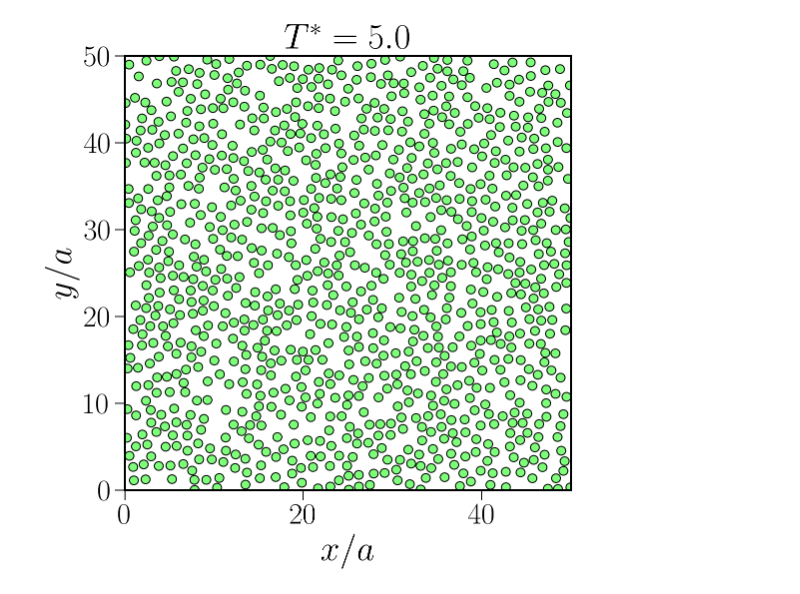
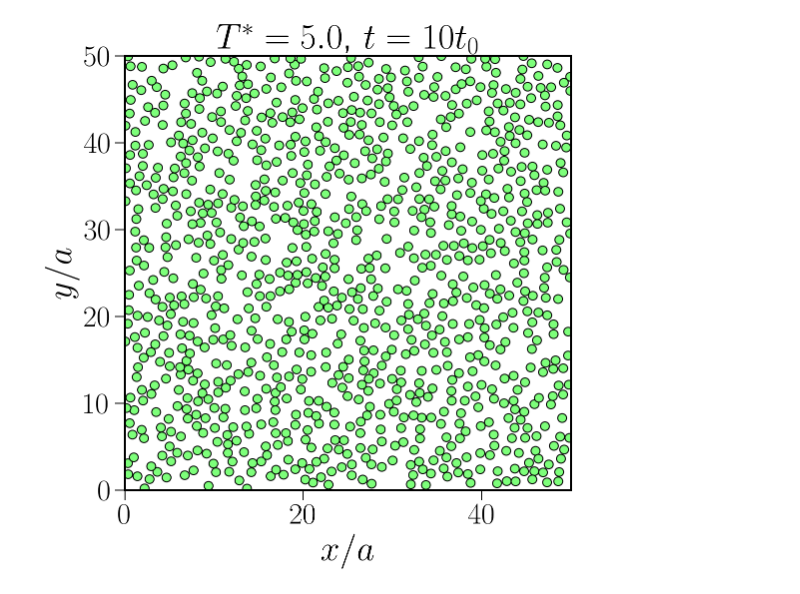
Before and after one commit to vantelindome/2022-simulation-training, a Jupyter notebook: final_report/problem_2/problem2.ipynb, the cells around one changed output. Drawn from its saved outputs; the diff is of its cells as text; code cells hidden in the pictures.

```diff
--- a/final_report/problem_2/problem2.ipynb
+++ b/final_report/problem_2/problem2.ipynb
@@ -8,46 +8,48 @@ import matplotlib.pyplot as plt
 import numpy as np
 import matplotlib.patches as mpatches
 # %%
+# (2)
+
 plt.rcParams["text.usetex"] =True
 plt.rcParams["font.size"] = 30
 
 from matplotlib.collections import PatchCollection
 from matplotlib.patches import Circle
 
 resolution = 100 # the number of vertices
 Np=1000
 L=50.0
 
 patches = [[] for i in range(4)]  #空の二重配列を定義
 
 fig = plt.figure(figsize=(8,8))
 
-
-ax = fig.add_subplot(111)
-x, y,a = np.loadtxt("./2-2/coord_T5.000_0_problem2-2.dat", comments='#', unpack=True)
-for i in range(Np):
-    circle = mpatches.Ellipse((x[i],y[i]), a[i], a[i])
-    patches[j-1].append(circle)
-plt.xlim(0, L)
-plt.ylim(0, L)
-colors = a
-p = PatchCollection(patches[j-1], cmap=matplotlib.cm.jet, alpha=1.0,ec='k')
-p.set_array(colors)
-p.set_clim(0.8,1.2)
-ax.add_collection(p)
-ax.spines['top'].set_linewidth(2)
-ax.spines['bottom'].set_linewidth(2)
-ax.spines['left'].set_linewidth(2)
-ax.spines['right'].set_linewidth(2)
-plt.tick_params(which='major',width = 1, length = 10)
-plt.tick_params(which='minor',width = 1, length = 5)
+for j in range(1):
+    ax = fig.add_subplot(111)
+    x, y, a = np.loadtxt("./2-2/coord_T5.000_1_problem2-2.dat", comments='#', unpack=True)
+    for i in range(Np):
+        circle = mpatches.Ellipse((x[i],y[i]), a[i], a[i])
+        patches[j-1].append(circle)
+    plt.xlim(0, L)
+    plt.ylim(0, L)
+    colors = a
+    p = PatchCollection(patches[j-1], cmap=matplotlib.cm.jet, alpha=1.0,ec='k')
+    p.set_array(colors)
+    p.set_clim(0.8,1.2)
+    ax.add_collection(p)
+    ax.spines['top'].set_linewidth(2)
+    ax.spines['bottom'].set_linewidth(2)
+    ax.spines['left'].set_linewidth(2)
+    ax.spines['right'].set_linewidth(2)
+    plt.tick_params(which='major',width = 1, length = 10)
+    plt.tick_params(which='minor',width = 1, length = 5)
 
 plt.xlabel(r"$x/a$",color='k', size=35)
 plt.ylabel(r"$y/a$",color='k', size=35)
-plt.title("$T^*=5.0$")
+plt.title("$T^*=5.0$, $t=10t_0$")
 
 plt.subplots_adjust(wspace=0.2, hspace=0.25)
 plt.savefig('./2-2/problem2-2.pdf',bbox_inches="tight")
 plt.show()
 # %% [output]
-[figure, old version]
+[figure, new version]
```
Also changed, not shown: parts of 1 cell of this notebook, 2 other files.
